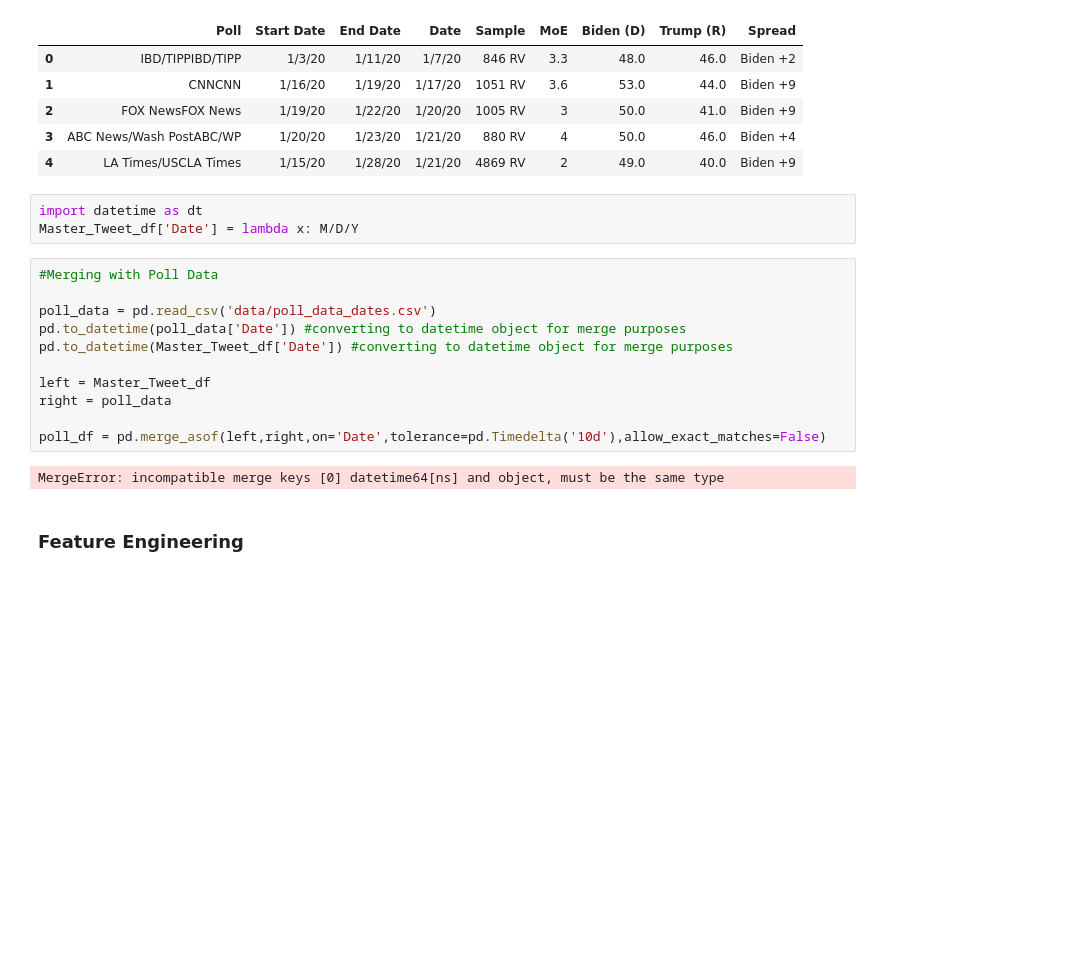
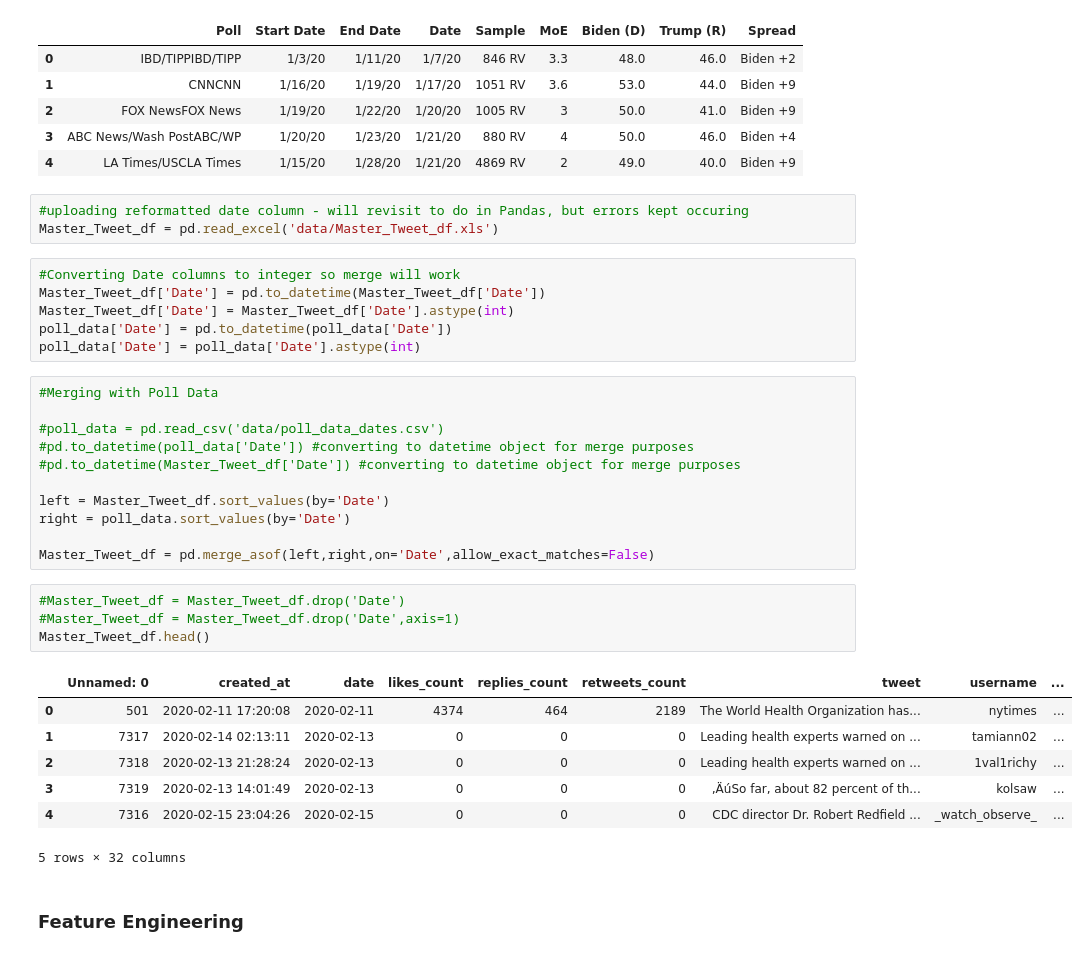
Before and after one commit to jdsmithwes/Capstone-Project, a Jupyter notebook: Dataset_creation_notebook.ipynb, the cells around one changed output. Saved outputs shown, nothing was run; the diff lists cells and outputs as text; blank space fills up the shorter version.

```diff
--- a/Dataset_creation_notebook.ipynb
+++ b/Dataset_creation_notebook.ipynb
@@ -326,21 +326,37 @@ poll_data.head()
 | 2 | FOX NewsFOX News | 1/19/20 | 1/22/20 | 1/20/20 | 1005 RV | 3 | 50.0 | 41.0 | Biden +9 |
 | 3 | ABC News/Wash PostABC/WP | 1/20/20 | 1/23/20 | 1/21/20 | 880 RV | 4 | 50.0 | 46.0 | Biden +4 |
 | 4 | LA Times/USCLA Times | 1/15/20 | 1/28/20 | 1/21/20 | 4869 RV | 2 | 49.0 | 40.0 | Biden +9 |
-# %%
-import datetime as dt
-Master_Tweet_df['Date'] = lambda x: M/D/Y
+# %%
+#uploading reformatted date column - will revisit to do in Pandas, but errors kept occuring
+Master_Tweet_df = pd.read_excel('data/Master_Tweet_df.xls')
+# %%
+#Converting Date columns to integer so merge will work
+Master_Tweet_df['Date'] = pd.to_datetime(Master_Tweet_df['Date'])
+Master_Tweet_df['Date'] = Master_Tweet_df['Date'].astype(int)
+poll_data['Date'] = pd.to_datetime(poll_data['Date'])
+poll_data['Date'] = poll_data['Date'].astype(int)
 # %%
 #Merging with Poll Data
 
-poll_data = pd.read_csv('data/poll_data_dates.csv')
-pd.to_datetime(poll_data['Date']) #converting to datetime object for merge purposes
-pd.to_datetime(Master_Tweet_df['Date']) #converting to datetime object for merge purposes
+#poll_data = pd.read_csv('data/poll_data_dates.csv')
+#pd.to_datetime(poll_data['Date']) #converting to datetime object for merge purposes
+#pd.to_datetime(Master_Tweet_df['Date']) #converting to datetime object for merge purposes
 
-left = Master_Tweet_df
-right = poll_data
+left = Master_Tweet_df.sort_values(by='Date')
+right = poll_data.sort_values(by='Date')
 
-poll_df = pd.merge_asof(left,right,on='Date',tolerance=pd.Timedelta('10d'),allow_exact_matches=False)
+Master_Tweet_df = pd.merge_asof(left,right,on='Date',allow_exact_matches=False)
-# %% [output]
-MergeError: incompatible merge keys [0] datetime64[ns] and object, must be the same type
+# %%
+#Master_Tweet_df = Master_Tweet_df.drop('Date')
+#Master_Tweet_df = Master_Tweet_df.drop('Date',axis=1)
+Master_Tweet_df.head()
+# %% [output]
+|  | Unnamed: 0 | created_at | date | likes_count | replies_count | retweets_count | tweet | username | ... |
+| 0 | 501 | 2020-02-11 17:20:08 | 2020-02-11 | 4374 | 464 | 2189 | The World Health Organization has... | nytimes | ... |
+| 1 | 7317 | 2020-02-14 02:13:11 | 2020-02-13 | 0 | 0 | 0 | Leading health experts warned on ... | tamiann02 | ... |
+| 2 | 7318 | 2020-02-13 21:28:24 | 2020-02-13 | 0 | 0 | 0 | Leading health experts warned on ... | 1val1richy | ... |
+| 3 | 7319 | 2020-02-13 14:01:49 | 2020-02-13 | 0 | 0 | 0 | ‚ÄúSo far, about 82 percent of th... | kolsaw | ... |
+| 4 | 7316 | 2020-02-15 23:04:26 | 2020-02-15 | 0 | 0 | 0 | CDC director Dr. Robert Redfield ... | _watch_observe_ | ... |
+5 rows × 32 columns
 # %% [markdown]
 ### Feature Engineering
```
Also changed, not shown: 1 other file.
